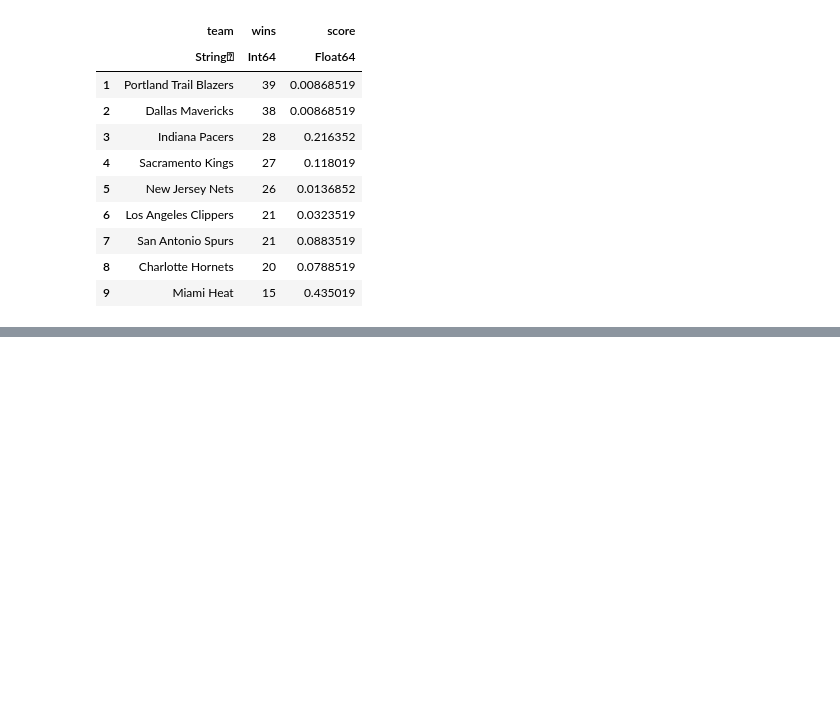
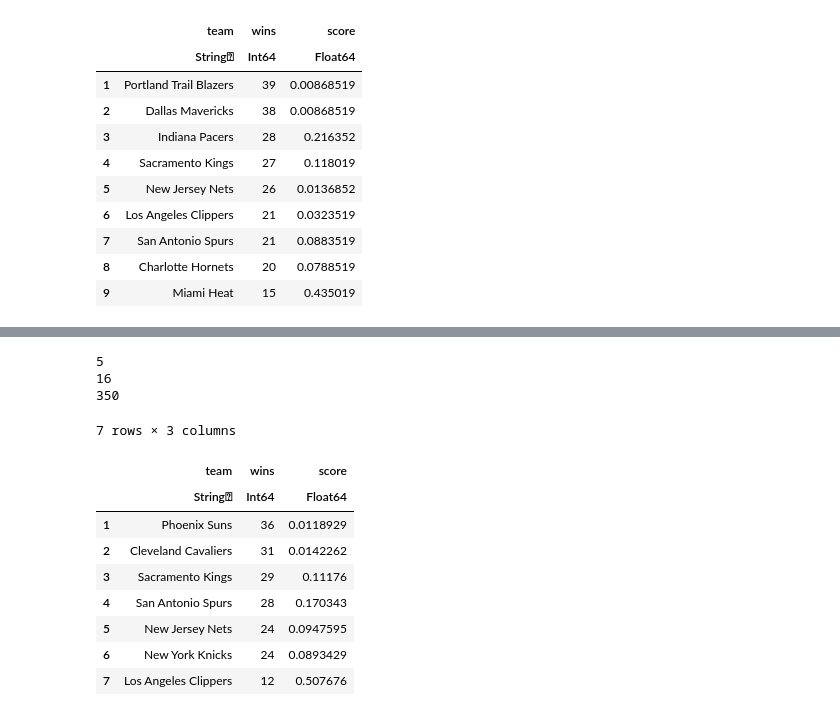
Before and after one commit to evanmunro/draft-policy, a Jupyter notebook: policy_analysis.ipynb, the cells around one changed output, grey strips where cells are left out. Saved outputs shown, nothing was run; the diff lists cells and outputs as text; code cells hidden in the pictures; blank space fills up the shorter version.

```diff
--- a/policy_analysis.ipynb
+++ b/policy_analysis.ipynb
@@ -263,0 +327,32 @@ savefig("wins89.pdf")
+# %%
+matches = convert(Matrix, season[[:hID,:aID]])
+wins = convert(Array, season[:win])
+teams = convert(Array,team_id[:id])
+s = Season(teams,matches)
+#0.5 had good results
+#wins
+record=calculate_draft_rule(s,wins,5,16)
+println(record.stop)
+end_wins = record.cwins[:,size(record.cwins,2)]
+end_draft = record.draft_prob[:,size(record.draft_prob,2)]
+df = DataFrame(team = copy(team_id[:team]),wins = copy(end_wins),score = copy(end_draft))
+sort!(df, (:wins), rev=(true))
+
+added_amt = sum(df[1:16,:score])/(length(teams)-16)
+df[17:length(teams),:score] = df[17:length(teams),:score] .+ added_amt
+df[1:16,:score] =  0
+df[17:length(teams),:]
+# %% [output]
+5
+16
+350
+7 rows × 3 columns
+|  | team | wins | score |
+|  | String⍰ | Int64 | Float64 |
+| 1 | Phoenix Suns | 36 | 0.0118929 |
+| 2 | Cleveland Cavaliers | 31 | 0.0142262 |
+| 3 | Sacramento Kings | 29 | 0.11176 |
+| 4 | San Antonio Spurs | 28 | 0.170343 |
+| 5 | New Jersey Nets | 24 | 0.0947595 |
+| 6 | New York Knicks | 24 | 0.0893429 |
+| 7 | Los Angeles Clippers | 12 | 0.507676 |
```
Also changed, not shown: parts of 8 cells of this notebook, 13 other files.
